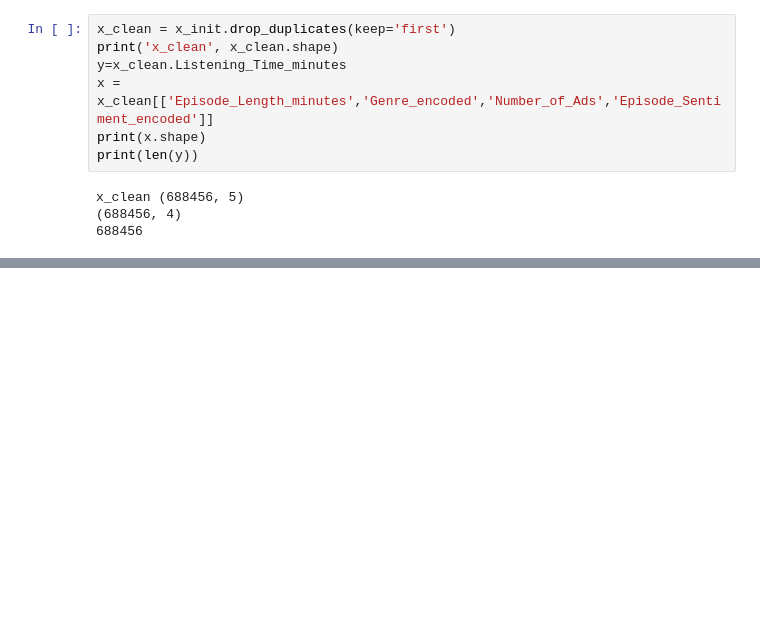
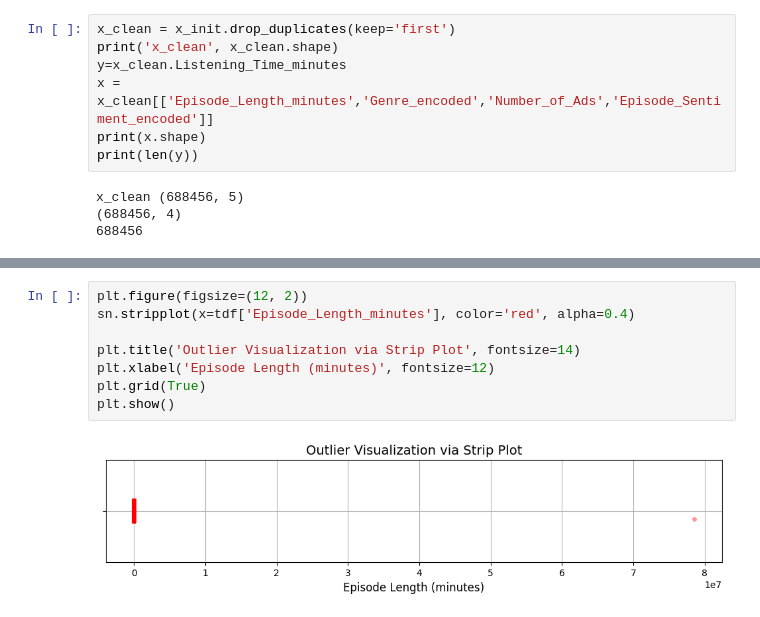
Before and after one commit to aiarnob23/ML_DL_practise, a Jupyter notebook: Podcast Listening Time/podcast_listening_time.ipynb, the cells around one changed output, grey strips where cells are left out. Saved outputs shown, nothing was run; the diff lists cells and outputs as text; blank space fills up the shorter version.

```diff
--- a/Podcast Listening Time/podcast_listening_time.ipynb
+++ b/Podcast Listening Time/podcast_listening_time.ipynb
@@ -431,0 +519,10 @@ print(best_estimators)
+# %%
+plt.figure(figsize=(12, 2))
+sn.stripplot(x=tdf['Episode_Length_minutes'], color='red', alpha=0.4)
+
+plt.title('Outlier Visualization via Strip Plot', fontsize=14)
+plt.xlabel('Episode Length (minutes)', fontsize=12)
+plt.grid(True)
+plt.show()
+# %% [output]
+[figure, added]
```
Also changed, not shown: parts of 14 cells of this notebook.
